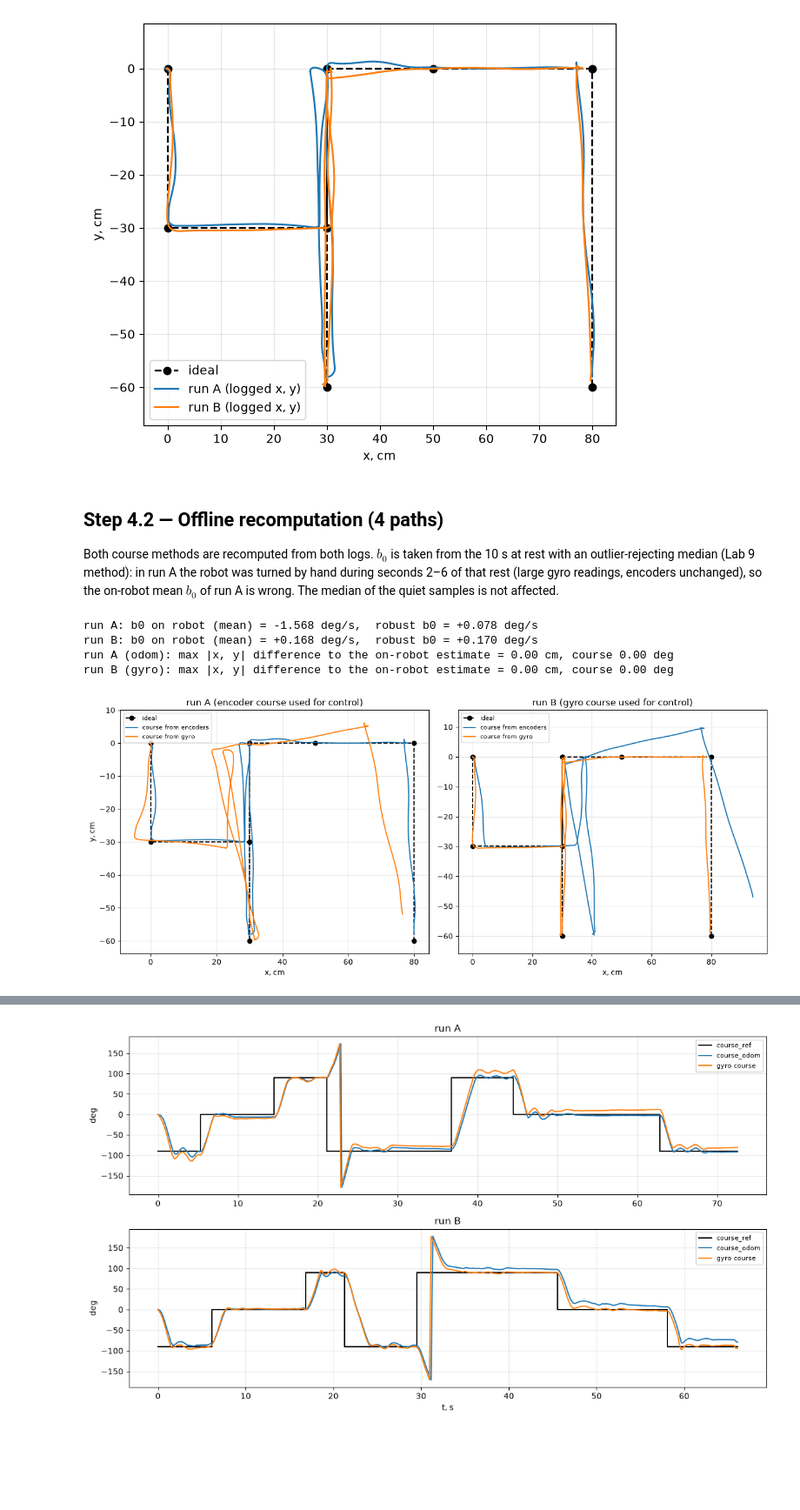
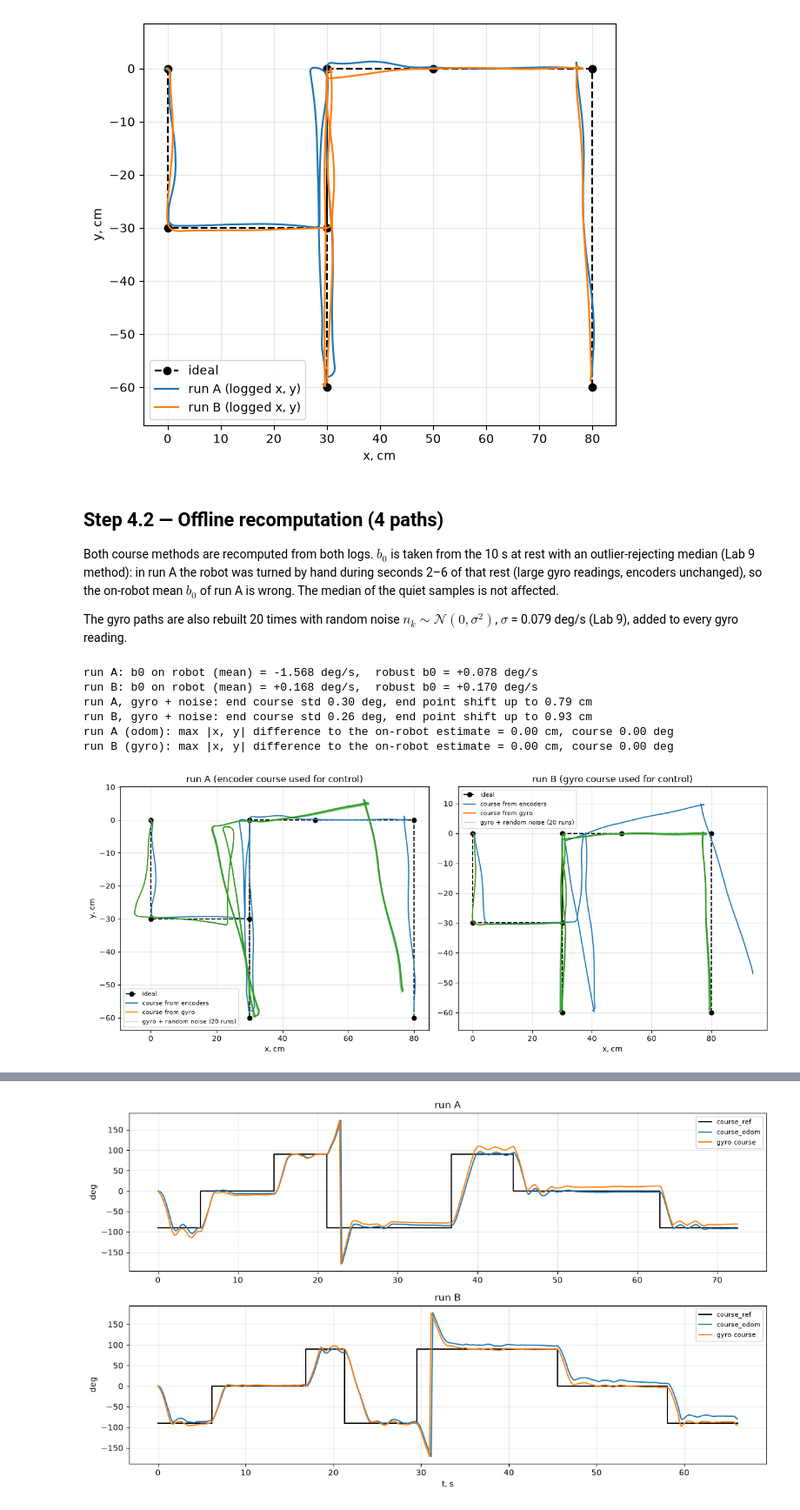
Before and after one commit to f-asadbek/Robotics, a Jupyter notebook: Lab10/Odometry_Gyro_Lab10.ipynb, the cells around one changed output, grey strips where cells are left out. Shown at 87% size. Cells and saved outputs as stored; diff of their text form; code cells hidden in the pictures; blank space fills up the shorter version.

Commit message:
Lab10: move gyro noise into recompute(), show noisy gyro paths in Step 4.2
Co-Authored-By: Claude Opus 5.5 <noreply@anthropic.com>

```diff
--- a/Lab10/Odometry_Gyro_Lab10.ipynb
+++ b/Lab10/Odometry_Gyro_Lab10.ipynb
@@ -67,6 +67,8 @@ ax.axis("equal"); ax.set_xlabel("x, cm"); ax.set_ylabel("y, cm"); ax.legend(); p
 ## Step 4.2 — Offline recomputation (4 paths)
 
 Both course methods are recomputed from both logs. $b_0$ is taken from the 10 s at rest with an outlier-rejecting median (Lab 9 method): in run A the robot was turned by hand during seconds 2–6 of that rest (large gyro readings, encoders unchanged), so the on-robot mean $b_0$ of run A is wrong. The median of the quiet samples is not affected.
+
+The gyro paths are also rebuilt 20 times with random noise $n_k \sim \mathcal{N}(0, \sigma^2)$, $\sigma$ = 0.079 deg/s (Lab 9), added to every gyro reading.
 # %%
 # ---------- gyro bias b0 ----------
 # b0 = what the gyro reads while the robot stands still (it should be 0).
@@ -82,7 +84,8 @@ def robust_b0(d):
 # ---------- rebuild a run offline ----------
 # method "odom": course from the wheels, method "gyro": course from the gyro.
 # Path (distance) always comes from the wheels.
-def recompute(d, method, b0):
+# sigma > 0: random gyro noise ~ N(0, sigma^2) (Lab 9 model) is added to every gyro reading; seed picks the random numbers
+def recompute(d, method, b0, sigma=0.0, seed=None):
     q = d[d.i > 0].reset_index(drop=True)                         # driving rows only, numbered from 0
     # distance travelled = average wheel angle (rad) * wheel radius
     path = (q.theta_r + q.theta_l) * r / 2
@@ -92,9 +95,11 @@ def recompute(d, method, b0):
     else:
         # time between samples (s); the first step starts at the last rest sample
         dt = np.diff(np.concatenate([[d.t[d.i == 0].iloc[-1]], q.t])) / 1000
-        # gyro course: rate (deg/s) - bias, / (1 + s) for the scale error, * dt = degrees per step,
+        # gyro rate in deg/s, plus random noise (sigma = 0 -> no noise added)
+        gz = q.gz / 1000 + np.random.default_rng(seed).normal(0, sigma, len(q))
+        # gyro course: rate - bias, / (1 + s) for the scale error, * dt = degrees per step,
         # * pi/180 = radians, cumsum = add up all steps (integration)
-        course = np.cumsum((q.gz / 1000 - b0) / (1 + s) * dt * np.pi / 180)
+        course = np.cumsum((gz - b0) / (1 + s) * dt * np.pi / 180)
     # distance moved in each step (difference of the total distance)
     dp = np.diff(np.concatenate([[0], path]))
     # dead reckoning: move each step in the current direction and add up, starting at waypoint 0
@@ -110,33 +115,47 @@ for k, d in runs.items():
     b0[k] = robust_b0(d)
     print(f"run {k}: b0 on robot (mean) = {d.gz[d.i == 0].mean() / 1000:+.3f} deg/s,  robust b0 = {b0[k]:+.3f} deg/s")
 
 # ---------- 4 paths ----------
 # every run with both methods: (A, odom), (A, gyro), (B, odom), (B, gyro)
 rec = {(k, m): recompute(runs[k], m, b0[k]) for k in runs for m in ("odom", "gyro")}
 
+# ---------- gyro with random noise ----------
+# gyro path of each run rebuilt 20 times, each time with new random noise (sigma from Lab 9)
+SIGMA, N_NOISY = 0.079, 20                                        # deg/s, number of noisy rebuilds
+noisy = {k: [recompute(runs[k], "gyro", b0[k], SIGMA, seed) for seed in range(N_NOISY)] for k in runs}
+for k in runs:
+    g = rec[(k, "gyro")]
+    dc = [np.degrees(n.course.iloc[-1] - g.course.iloc[-1]) for n in noisy[k]]                 # end course change
+    de = [np.hypot(n.x.iloc[-1] - g.x.iloc[-1], n.y.iloc[-1] - g.y.iloc[-1]) for n in noisy[k]]  # end point shift
+    print(f"run {k}, gyro + noise: end course std {np.std(dc):.2f} deg, end point shift up to {max(de):.2f} cm")
+
 # ---------- check ----------
 # rebuild each run with the method that steered it and the robot's own b0;
 # it must give exactly the robot's logged x, y, course (proves the formulas match the robot)
 for k, m in (("A", "odom"), ("B", "gyro")):
     q = runs[k][runs[k].i > 0].reset_index(drop=True)
     own = recompute(runs[k], m, runs[k].gz[runs[k].i == 0].mean() / 1000)    # robot's own b0
     print(f"run {k} ({m}): max |x, y| difference to the on-robot estimate = "
           f"{max(np.abs(own.x - q.x).max(), np.abs(own.y - q.y).max()):.2f} cm, course {np.degrees(np.abs(wrap(own.course - q.course)).max()):.2f} deg")
 
 # ---------- plot ----------
-# left run A, right run B: ideal, path with encoder course, path with gyro course
+# left run A, right run B: ideal, path with encoder course, path with gyro course, gyro paths with noise
 fig, axes = plt.subplots(1, 2, figsize=(13, 5.5))
 for ax, k in zip(axes, ("A", "B")):
     ax.plot(X_ref, Y_ref, "k--o", label="ideal")
     ax.plot(rec[(k, "odom")].x, rec[(k, "odom")].y, label="course from encoders")
     ax.plot(rec[(k, "gyro")].x, rec[(k, "gyro")].y, label="course from gyro")
+    for j, n in enumerate(noisy[k]):                              # gyro paths with random noise
+        ax.plot(n.x, n.y, color="tab:green", lw=0.8, alpha=0.4, label="gyro + random noise (20 runs)" if j == 0 else None)
     ax.set_title(f"run {k} ({'encoder' if k == 'A' else 'gyro'} course used for control)")
     ax.axis("equal"); ax.set_xlabel("x, cm"); ax.legend(fontsize=8)
 axes[0].set_ylabel("y, cm"); plt.tight_layout(); plt.show()
 # %% [output]
 run A: b0 on robot (mean) = -1.568 deg/s,  robust b0 = +0.078 deg/s
 run B: b0 on robot (mean) = +0.168 deg/s,  robust b0 = +0.170 deg/s
+run A, gyro + noise: end course std 0.30 deg, end point shift up to 0.79 cm
+run B, gyro + noise: end course std 0.26 deg, end point shift up to 0.93 cm
 run A (odom): max |x, y| difference to the on-robot estimate = 0.00 cm, course 0.00 deg
 run B (gyro): max |x, y| difference to the on-robot estimate = 0.00 cm, course 0.00 deg
-[figure, old version]
+[figure, new version]
 # %% [markdown]
```
Also changed, not shown: parts of 4 cells of this notebook.
